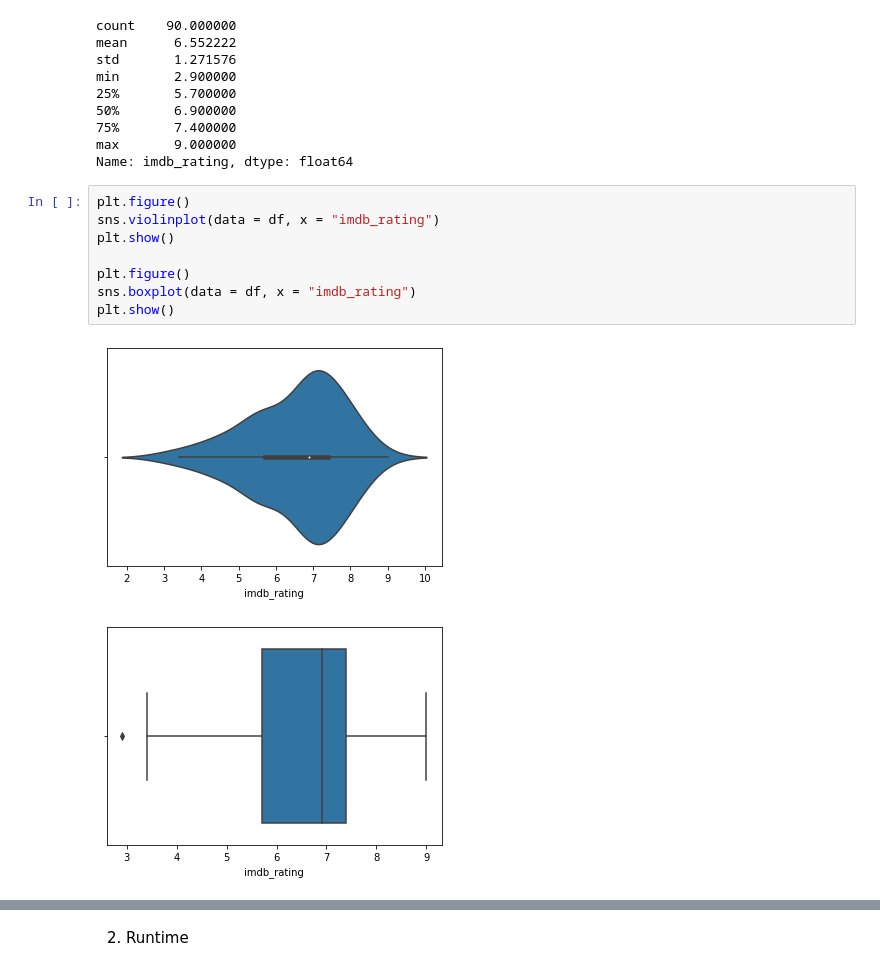
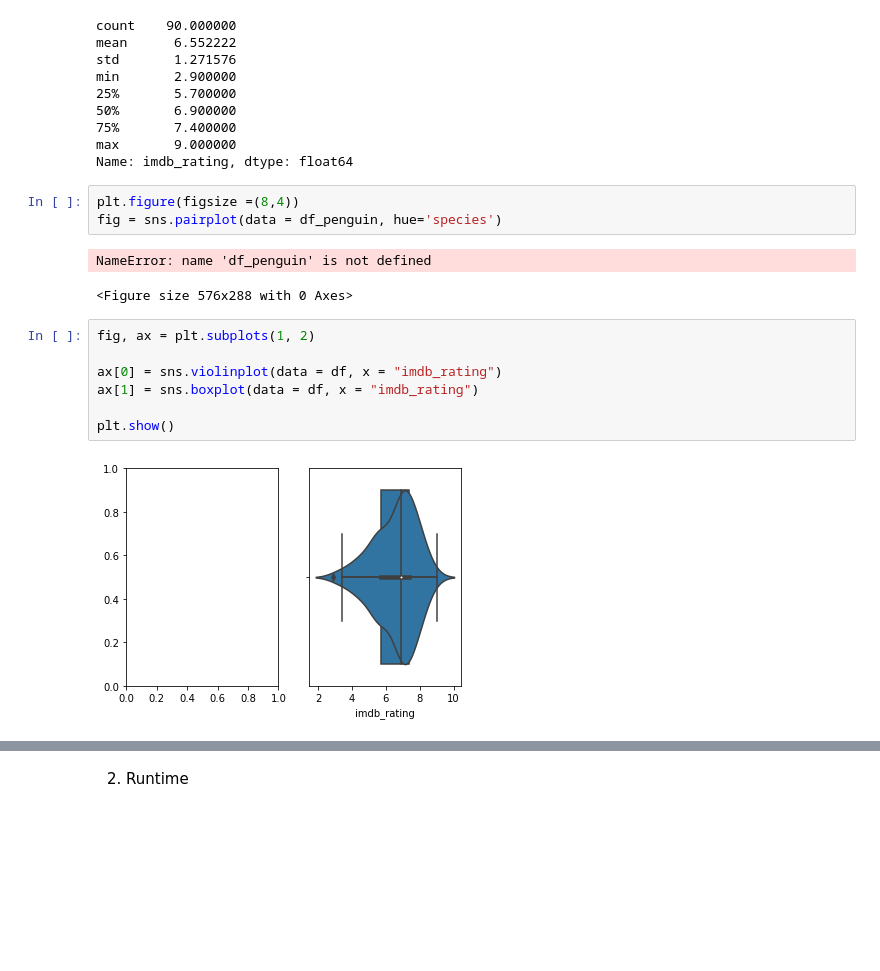
Before and after one commit to Adalab/DA-promo-a-modulo-3-pair-1-Almudena-Lara, a Jupyter notebook: REGRESIÓN/1_Regresión1.ipynb, the cells around one changed output, grey strips where cells are left out. Cells and saved outputs as stored; diff of their text form; blank space fills up the shorter version.

```diff
--- a/REGRESIÓN/1_Regresión1.ipynb
+++ b/REGRESIÓN/1_Regresión1.ipynb
@@ -103,14 +122,18 @@ min       2.900000
 75%       7.400000
 max       9.000000
 Name: imdb_rating, dtype: float64
+# %%
+plt.figure(figsize =(8,4))
+fig = sns.pairplot(data = df_penguin, hue='species')
+# %% [output]
+NameError: name 'df_penguin' is not defined
+<Figure size 576x288 with 0 Axes>
 # %%
-plt.figure()
-sns.violinplot(data = df, x = "imdb_rating")
+fig, ax = plt.subplots(1, 2)
+
+ax[0] = sns.violinplot(data = df, x = "imdb_rating")
+ax[1] = sns.boxplot(data = df, x = "imdb_rating")
+
 plt.show()
-
-plt.figure()
-sns.boxplot(data = df, x = "imdb_rating")
-plt.show()
 # %% [output]
-[figure, old version]
+[figure, new version]
-[figure, removed]
```
Also changed, not shown: parts of 24 cells of this notebook, 1 other file.
